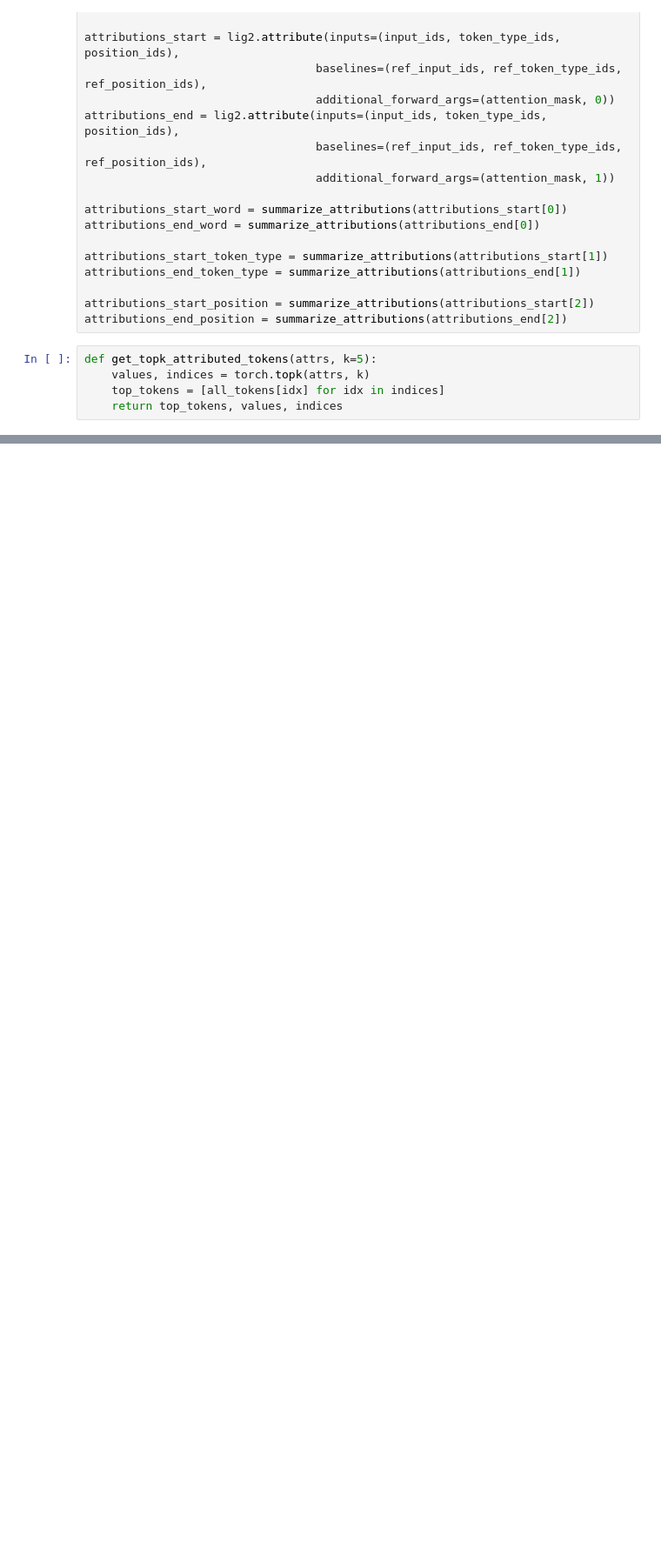
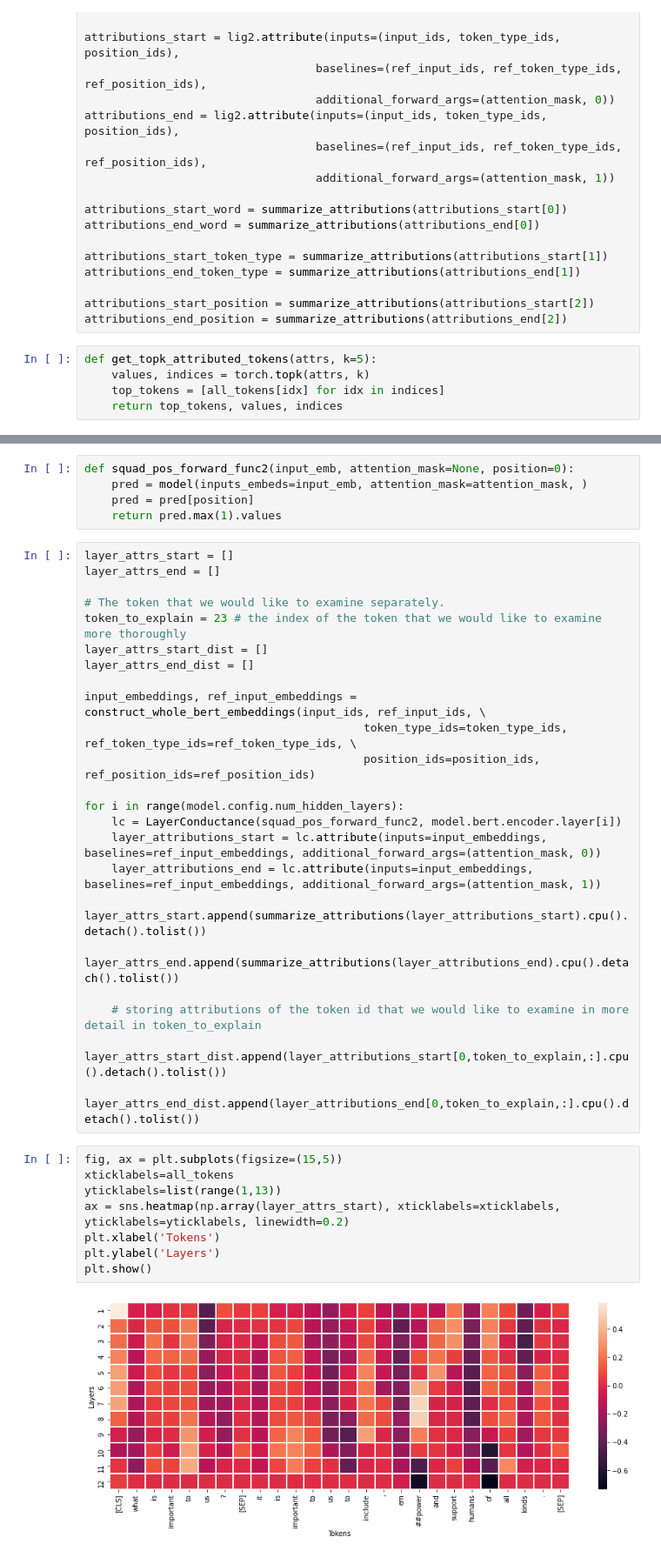
Before and after one commit to jzchan132/BMI, a Jupyter notebook: Interpreting QA with BERT.ipynb, the cells around one changed output, grey strips where cells are left out. Shown: that part at 87% size. Cells and saved outputs as stored; diff of their text form; blank space fills up the shorter version.

```diff
--- a/Interpreting QA with BERT.ipynb
+++ b/Interpreting QA with BERT.ipynb
@@ -226,0 +261,38 @@ ImportError: Missing optional dependency 'Jinja2'. DataFrame.style requires jinj
+# %%
+def squad_pos_forward_func2(input_emb, attention_mask=None, position=0):
+    pred = model(inputs_embeds=input_emb, attention_mask=attention_mask, )
+    pred = pred[position]
+    return pred.max(1).values
+# %%
+layer_attrs_start = []
+layer_attrs_end = []
+
+# The token that we would like to examine separately.
+token_to_explain = 23 # the index of the token that we would like to examine more thoroughly
+layer_attrs_start_dist = []
+layer_attrs_end_dist = []
+
+input_embeddings, ref_input_embeddings = construct_whole_bert_embeddings(input_ids, ref_input_ids, \
+                                         token_type_ids=token_type_ids, ref_token_type_ids=ref_token_type_ids, \
+                                         position_ids=position_ids, ref_position_ids=ref_position_ids)
+
+for i in range(model.config.num_hidden_layers):
+    lc = LayerConductance(squad_pos_forward_func2, model.bert.encoder.layer[i])
+    layer_attributions_start = lc.attribute(inputs=input_embeddings, baselines=ref_input_embeddings, additional_forward_args=(attention_mask, 0))
+    layer_attributions_end = lc.attribute(inputs=input_embeddings, baselines=ref_input_embeddings, additional_forward_args=(attention_mask, 1))
+    layer_attrs_start.append(summarize_attributions(layer_attributions_start).cpu().detach().tolist())
+    layer_attrs_end.append(summarize_attributions(layer_attributions_end).cpu().detach().tolist())
+
+    # storing attributions of the token id that we would like to examine in more detail in token_to_explain
+    layer_attrs_start_dist.append(layer_attributions_start[0,token_to_explain,:].cpu().detach().tolist())
+    layer_attrs_end_dist.append(layer_attributions_end[0,token_to_explain,:].cpu().detach().tolist())
+# %%
+fig, ax = plt.subplots(figsize=(15,5))
+xticklabels=all_tokens
+yticklabels=list(range(1,13))
+ax = sns.heatmap(np.array(layer_attrs_start), xticklabels=xticklabels, yticklabels=yticklabels, linewidth=0.2)
+plt.xlabel('Tokens')
+plt.ylabel('Layers')
+plt.show()
+# %% [output]
+[figure, added]
```
Also changed, not shown: parts of 13 cells of this notebook.
